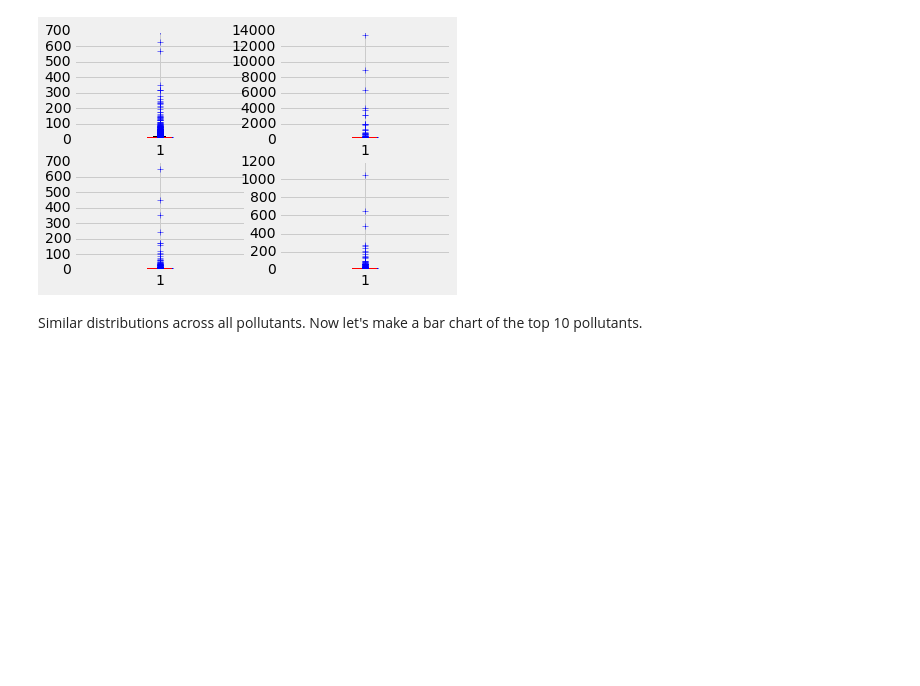
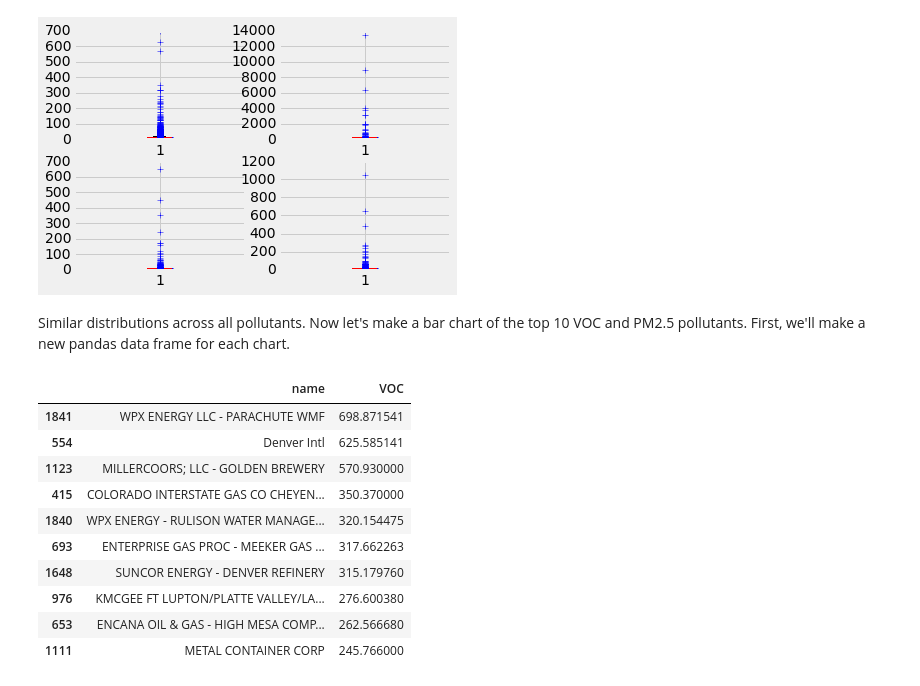
Before and after one commit to robroc/nicar16-visualizing-data-python, a Jupyter notebook: Visualizing data with Python - NICAR16.ipynb, the cells around one changed output. Drawn from its saved outputs; the diff is of its cells as text; code cells hidden in the pictures; blank space fills up the shorter version.

```diff
--- a/Visualizing data with Python - NICAR16.ipynb
+++ b/Visualizing data with Python - NICAR16.ipynb
@@ -189,4 +189,20 @@ ax4.boxplot(df.PM10)
   <matplotlib.lines.Line2D at 0x...>]}
 [figure]
 # %% [markdown]
-Similar distributions across all pollutants. Now let's make a bar chart of the top 10 pollutants.
+Similar distributions across all pollutants. Now let's make a bar chart of the top 10 VOC and PM2.5 pollutants. First, we'll make a new pandas data frame for each chart.
+# %%
+# Take only the name and VOC columns, sort descending by VOC and take the top 10 rows
+top_VOC = df[["name", "VOC"]].sort("VOC", ascending=False).head(10)
+top_VOC
+# %% [output]
+|  | name | VOC |
+| 1841 | WPX ENERGY LLC - PARACHUTE WMF | 698.871541 |
+| 554 | Denver Intl | 625.585141 |
+| 1123 | MILLERCOORS; LLC - GOLDEN BREWERY | 570.930000 |
+| 415 | COLORADO INTERSTATE GAS CO CHEYEN... | 350.370000 |
+| 1840 | WPX ENERGY - RULISON WATER MANAGE... | 320.154475 |
+| 693 | ENTERPRISE GAS PROC - MEEKER GAS ... | 317.662263 |
+| 1648 | SUNCOR ENERGY - DENVER REFINERY | 315.179760 |
+| 976 | KMCGEE FT LUPTON/PLATTE VALLEY/LA... | 276.600380 |
+| 653 | ENCANA OIL & GAS - HIGH MESA COMP... | 262.566680 |
+| 1111 | METAL CONTAINER CORP | 245.766000 |
```
Also changed, not shown: parts of 11 cells of this notebook.
